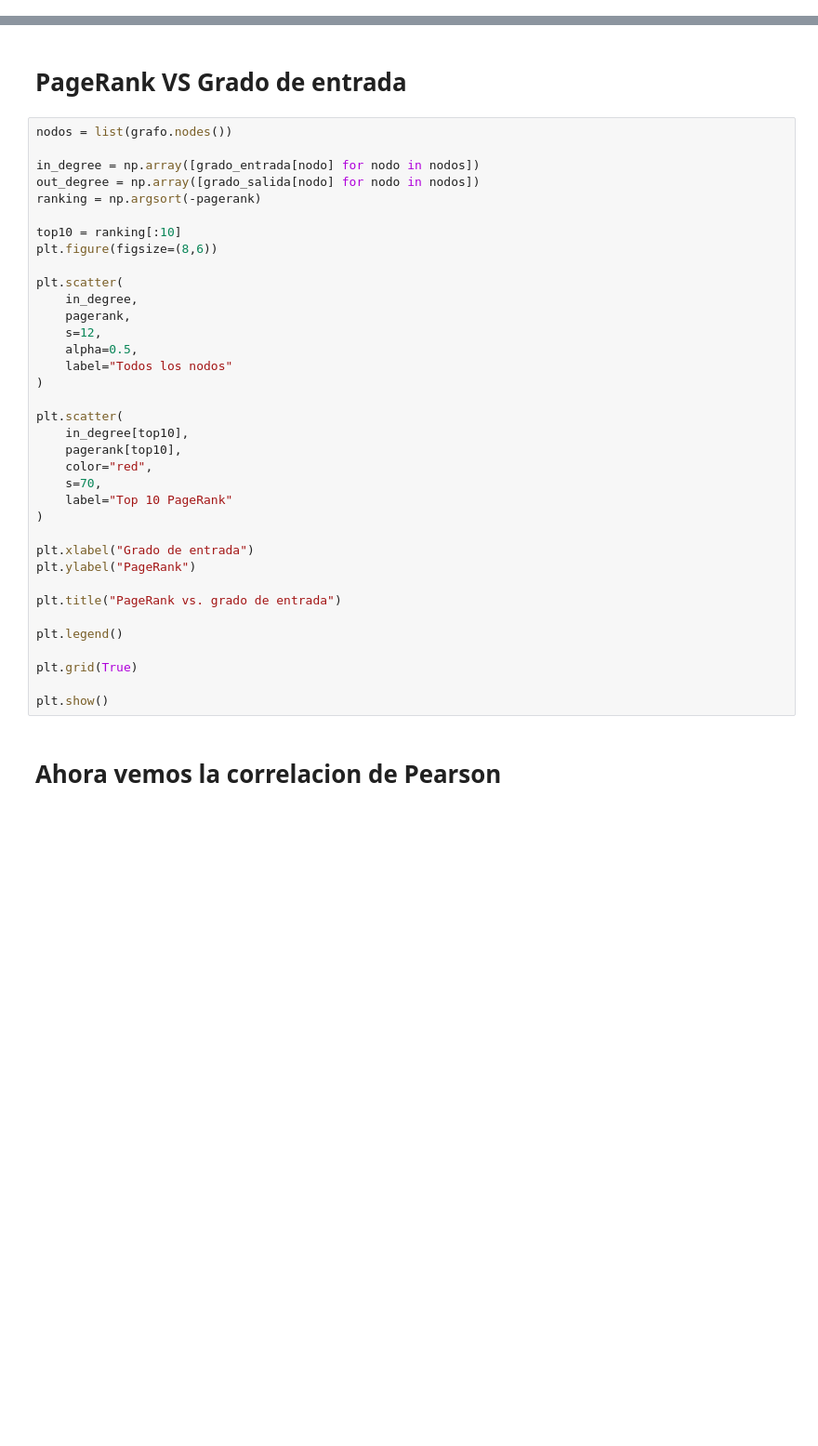
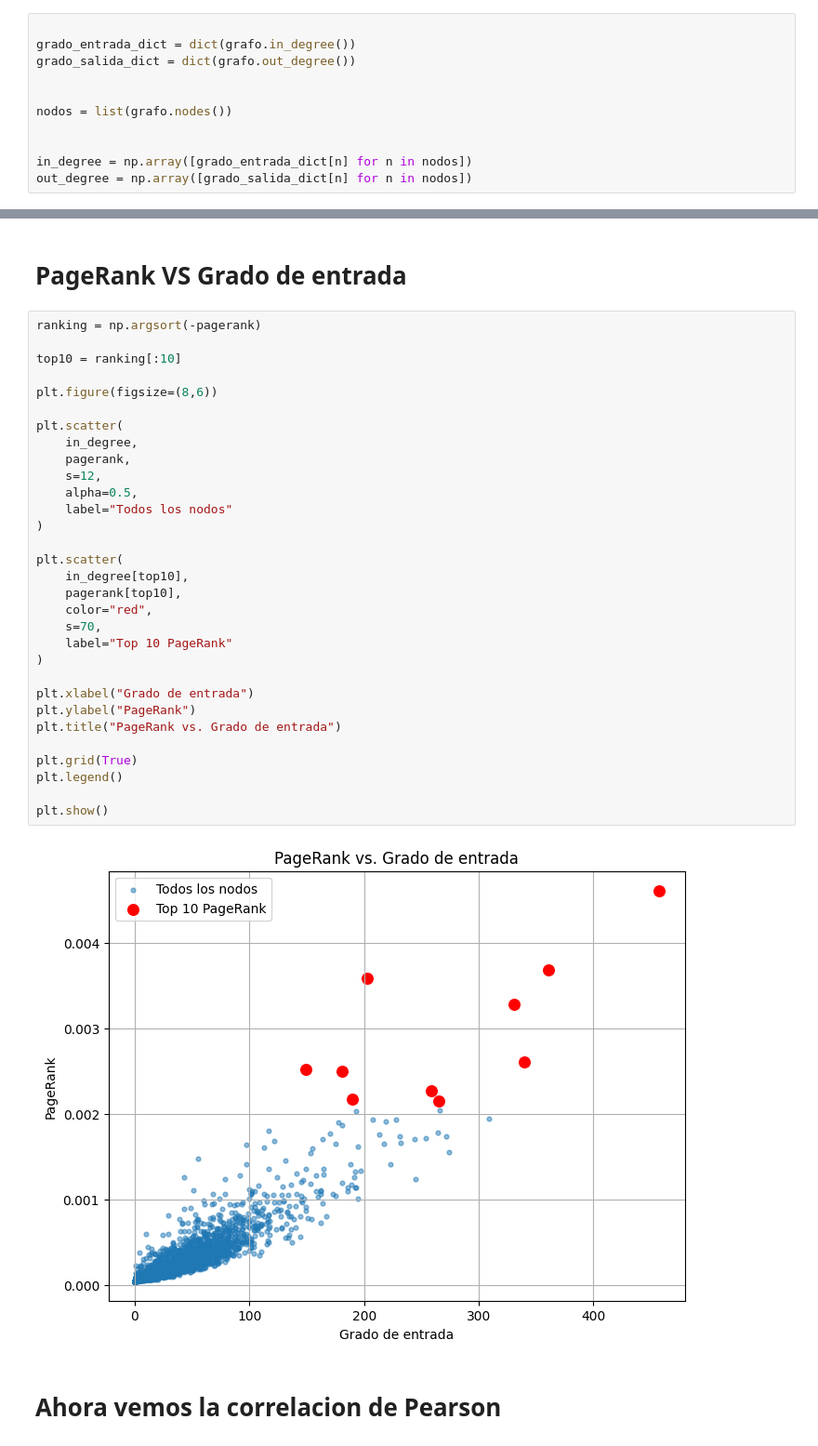
Before and after one commit to erzea1609/Proyecto-2-algebra-lineal-avanzada, a Jupyter notebook: Proyecto_2_Algebra_final.ipynb, the cells around one changed output, grey strips where cells are left out. Shown at 93% size. Drawn from its saved outputs; the diff is of its cells as text; blank space fills up the shorter version.

```diff
--- a/Proyecto_2_Algebra_final.ipynb
+++ b/Proyecto_2_Algebra_final.ipynb
@@ -259,4 +259,15 @@ print(np.min(pagerank))
 # Se cumple que la norma del Page Rank es 1 y que para todo i los valores son mayores a 1 ya que nuestro min es 5.048837521544702e-05 lo cual es mayor a 0
 # %% [markdown]
 # Tabla 20 mayores PageRank
+# %%
+
+grado_entrada_dict = dict(grafo.in_degree())
+grado_salida_dict = dict(grafo.out_degree())
+
+
+nodos = list(grafo.nodes())
+
+
+in_degree = np.array([grado_entrada_dict[n] for n in nodos])
+out_degree = np.array([grado_salida_dict[n] for n in nodos])
 # %%
@@ -278,41 +305,38 @@ IndexError: list index out of range
 # %% [markdown]
 # PageRank VS Grado de entrada
 # %%
-nodos = list(grafo.nodes())
-
-in_degree = np.array([grado_entrada[nodo] for nodo in nodos])
-out_degree = np.array([grado_salida[nodo] for nodo in nodos])
 ranking = np.argsort(-pagerank)
 
 top10 = ranking[:10]
+
 plt.figure(figsize=(8,6))
 
 plt.scatter(
     in_degree,
     pagerank,
     s=12,
     alpha=0.5,
     label="Todos los nodos"
 )
 
 plt.scatter(
     in_degree[top10],
     pagerank[top10],
     color="red",
     s=70,
     label="Top 10 PageRank"
 )
 
 plt.xlabel("Grado de entrada")
 plt.ylabel("PageRank")
+plt.title("PageRank vs. Grado de entrada")
 
-plt.title("PageRank vs. grado de entrada")
-
+plt.grid(True)
 plt.legend()
 
-plt.grid(True)
-
 plt.show()
+# %% [output]
+[figure, added]
 # %% [markdown]
 # Ahora vemos la correlacion de Pearson
 # %%
```
Also changed, not shown: parts of 5 cells of this notebook.
